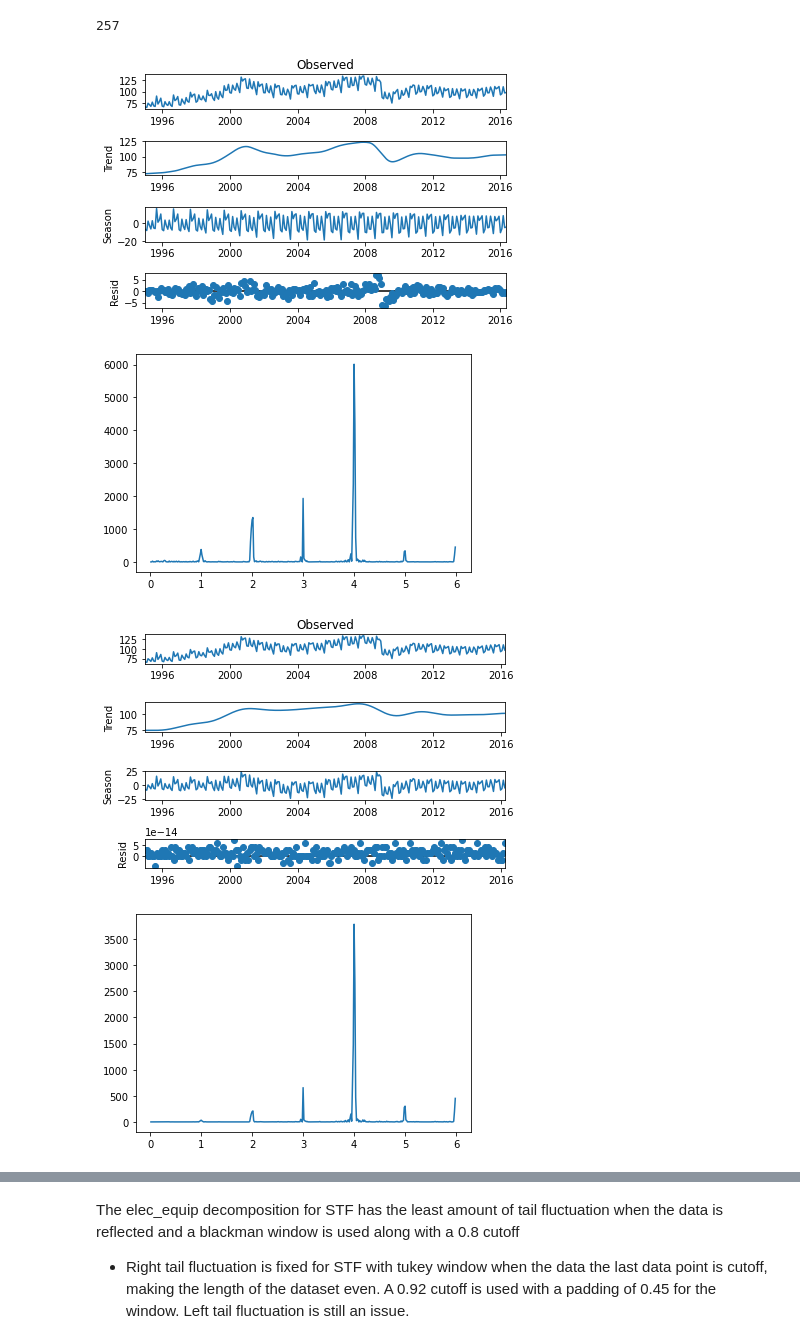
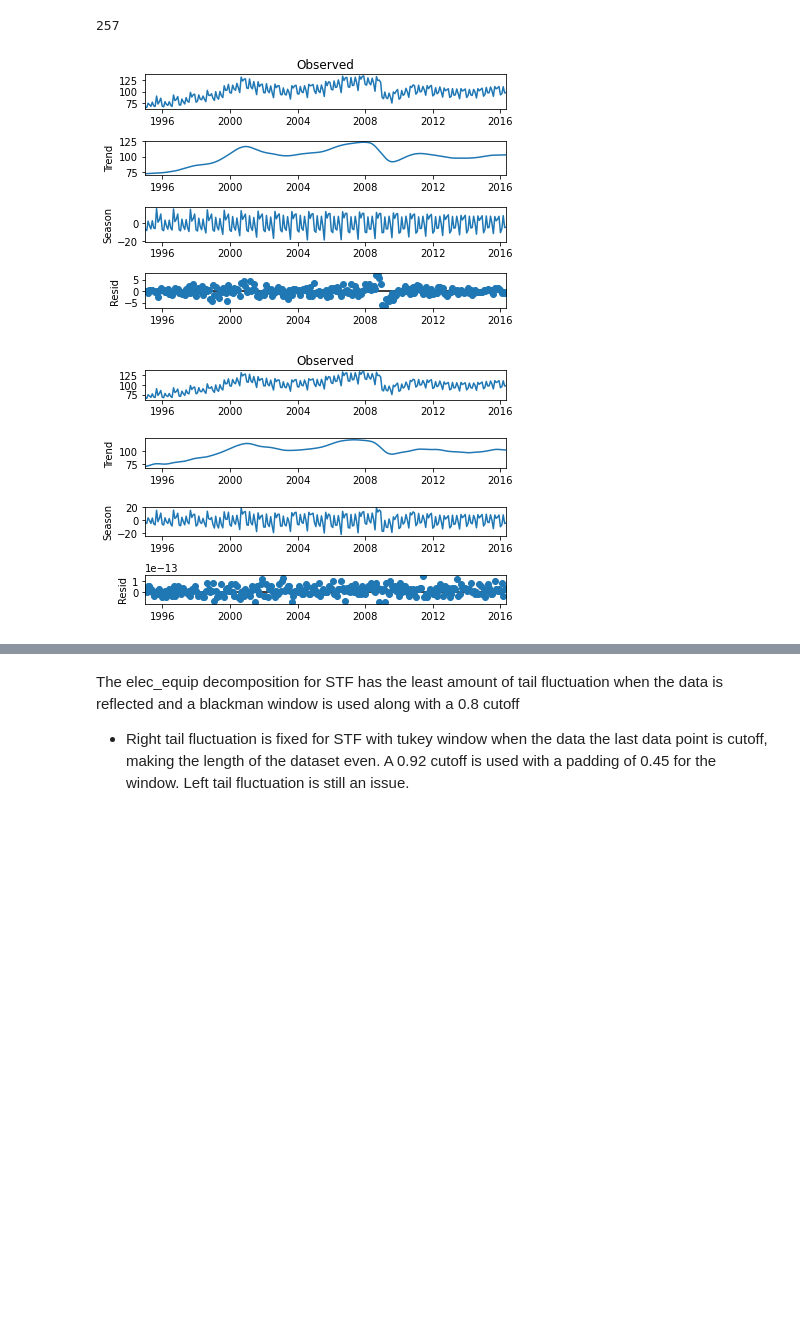
Before and after one commit to thodson-usgs/stf-decomposition, a Jupyter notebook: notebooks/02_stf_vs_stl.ipynb, the cells around one changed output, grey strips where cells are left out. Saved outputs shown, nothing was run; the diff lists cells and outputs as text; code cells hidden in the pictures; blank space fills up the shorter version.

Commit message:
Cutoff edits

```diff
--- a/notebooks/02_stf_vs_stl.ipynb
+++ b/notebooks/02_stf_vs_stl.ipynb
@@ -15,10 +15,9 @@ warnings.filterwarnings("ignore")
 class STF_reflected:
 
     # init method or constructor
-    def __init__(self, data, window, cutoff, period = None, pad = None):
+    def __init__(self, data, window, period = None, pad = None):
         self.data = data
         self.window = window
-        self.cutoff = cutoff
         if period is None:
             freq = None
             if isinstance(data, (pd.Series, pd.DataFrame)):
@@ -201,37 +200,28 @@ class STF:
 # %%
 import pandas as pd
 from statsmodels.tsa.seasonal import STL
 import numpy as np
 import matplotlib.pyplot as plt
 from statsmodels.datasets import elec_equip as ds
 import statsmodels.datasets
 
 
 #TODO: 3/23/2022
 # Append one row to make an even array
 # Double the length and pad with zeros
 
 # Test stf vs stl on elec_equip data
 elec_equip = ds.load().data
 stl = STL(elec_equip, seasonal = 13)
 res_robust = stl.fit()
 fig = res_robust.plot()
 print(len(elec_equip))
 
-stf = STF_reflected(elec_equip[:256], "tukey", .915, pad = 0.45)
+
+stf = STF_reflected(elec_equip, "blackman", pad = 1)
 res = stf.fit()
 fig = res.plot()
-
-stf = STF_reflected(elec_equip[:256], "blackman", .8, pad = 1)
-res = stf.fit()
-fig = res.plot()
-
-stf = STF(elec_equip[:256], "blackman", .8)
-res = stf.fit()
-fig = res.plot()
 # %% [output]
 257
 [figure]
-[figure, old version]
+[figure, new version]
-[figure, removed]
-[figure, removed]
```
Also changed, not shown: parts of 5 cells of this notebook.
